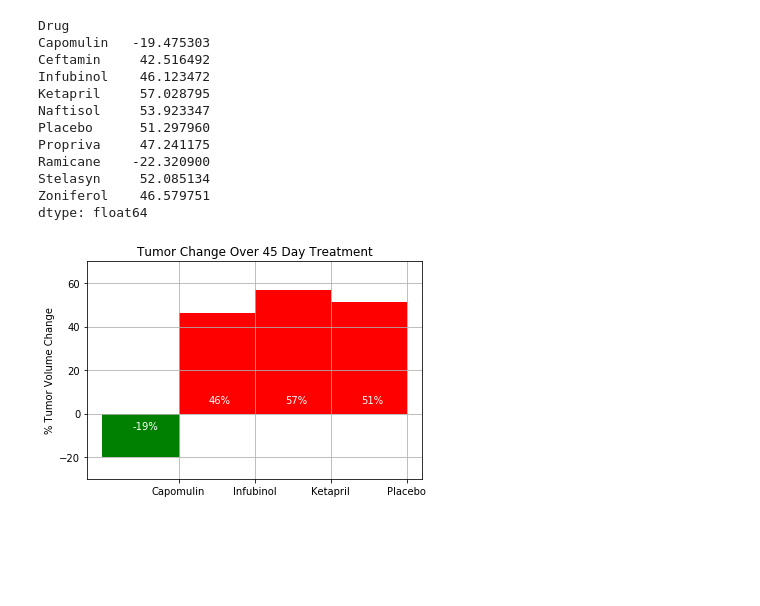
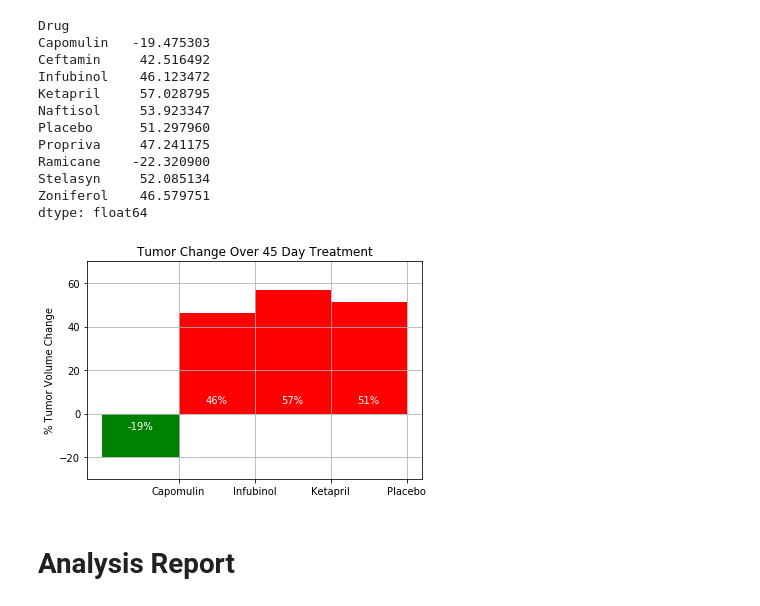
Before and after one commit to reemaratnani/Matplotlib, a Jupyter notebook: pymaceuticals.ipynb, the cells around one changed output. Drawn from its saved outputs; the diff is of its cells as text; code cells hidden in the pictures; blank space fills up the shorter version.

```diff
--- a/pymaceuticals.ipynb
+++ b/pymaceuticals.ipynb
@@ -154,10 +194,11 @@ plt.show()
 # %%
 # To calculate the percent change in tumor volume for each drug
+# Selected the mean tumor volume for the last and first day of each drug for the required calculation
 S1 = Tumor_mean_df.iloc[-1,:]
 S2 = Tumor_mean_df.iloc[0, :]
-Percent_change = (S1-S2)/S2*100
+percent_change = (S1-S2)/S2*100
 # Display the data
-Percent_change
+percent_change
 # %% [output]
 Drug
 Capomulin   -19.475303
@@ -172,27 +213,33 @@ Stelasyn     52.085134
 Zoniferol    46.579751
 dtype: float64
 # %%
-drug_studied = Percent_change[['Capomulin', 'Infubinol', 'Ketapril','Placebo']]
+# Extract the percent change data for the required drug
+drug_studied = percent_change[['Capomulin', 'Infubinol', 'Ketapril','Placebo']]
+# Set y aixs, x axis and ticks for the plot
 y= drug_studied.values
 Drugs = ['Capomulin', 'Infubinol', 'Ketapril', 'Placebo']
 x = np.arange(0, len(Drugs))
-tick = [0.5,1.5,2.5,3.5]
+tick = [x+0.5 for x in x]
 plt.xticks(tick, Drugs)
 plt.ylim(-30, 70)
 bar_plot = plt.bar(x, y, color='r', width = 1)
+# Set negative tumor volume value in green color
 bar_plot[0].set_color('g')
+
+# To diplay value in percent format on each bar
 for bar in bar_plot:
     height = round(int(bar.get_height()))
-    x1 = bar.get_x() + bar.get_width()/2.5
-    s = height
-    if s < 0:
+    x1 = bar.get_x() + bar.get_width()/2
+    if height < 0:
         y1 = -7
     else:
         y1 = 5
-    plt.text(x1, y1, '%d' % s +"%", color = 'w', fontsize = 10)
+    plt.text(x1, y1, '%d' % height +"%", ha ='center', color = 'w', fontsize = 10)
 plt.grid()
 plt.title("Tumor Change Over 45 Day Treatment")
 plt.ylabel("% Tumor Volume Change")
 plt.show()
 # %% [output]
-[figure, old version]
+[figure, new version]
+# %% [markdown]
+# Analysis Report
```
Also changed, not shown: parts of 14 cells of this notebook.
